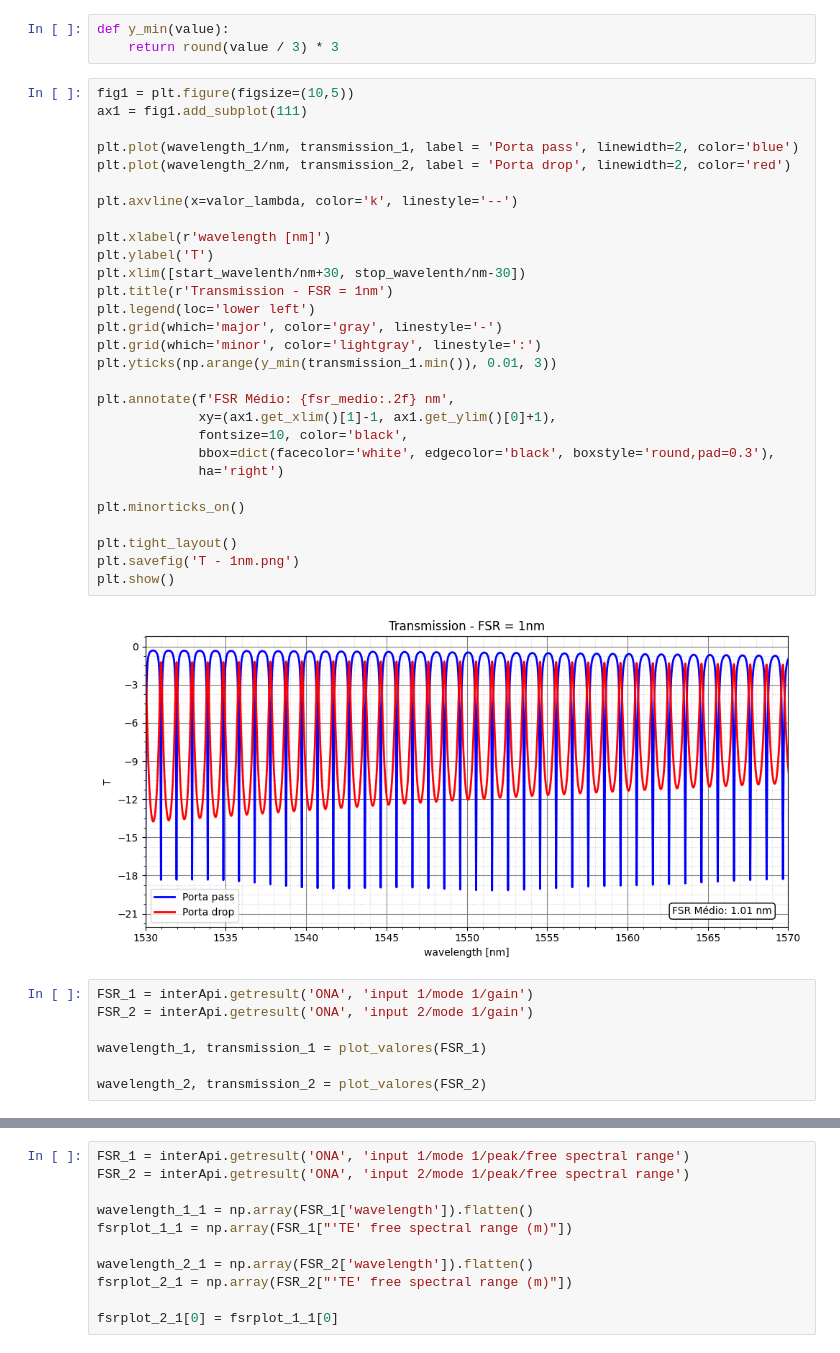
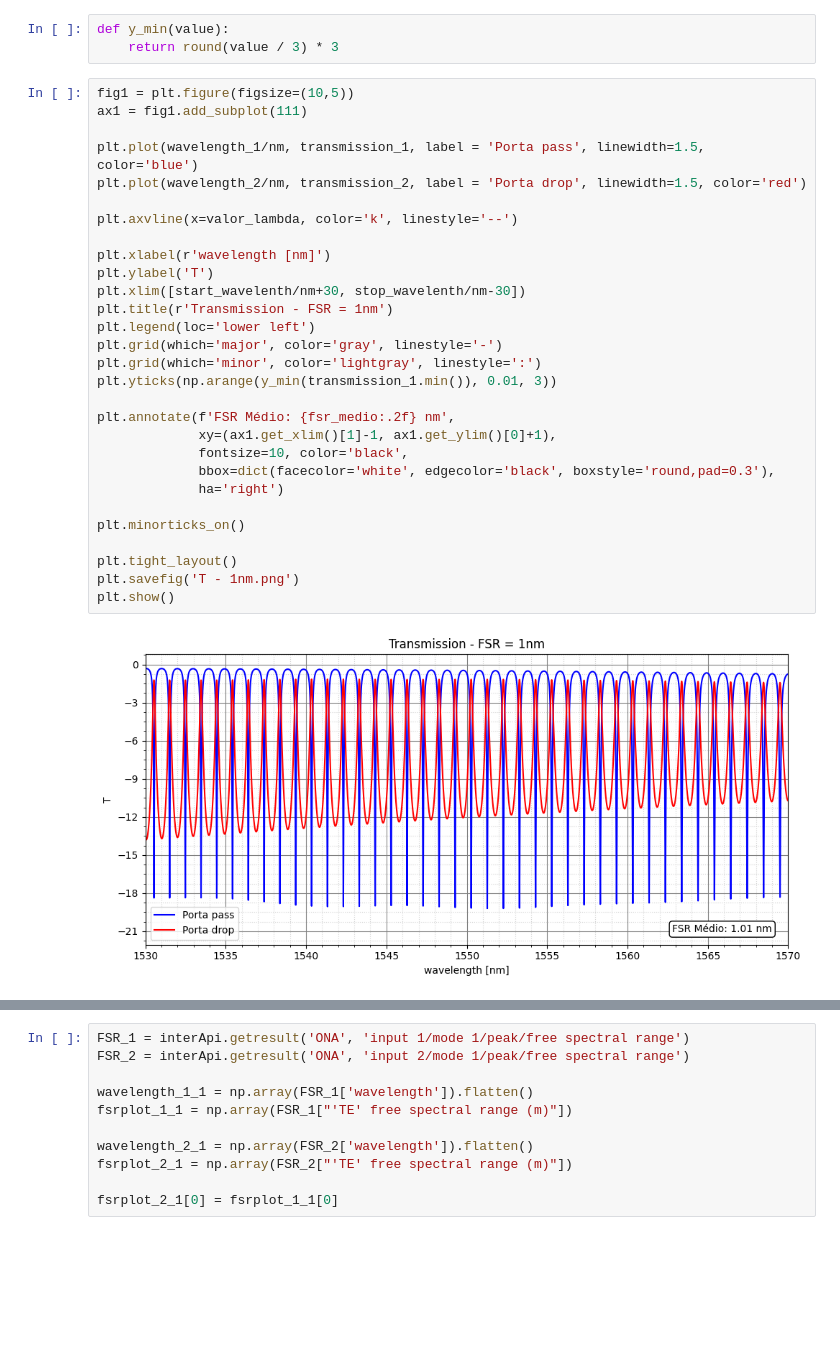
Before and after one commit to EdilbertoElias/Ring-Resonator, a Jupyter notebook: PDK/Ring_ressonator_PDK.ipynb, the cells around one changed output, grey strips where cells are left out. Saved outputs shown, nothing was run; the diff lists cells and outputs as text; blank space fills up the shorter version.

```diff
--- a/PDK/Ring_ressonator_PDK.ipynb
+++ b/PDK/Ring_ressonator_PDK.ipynb
@@ -227,41 +227,34 @@ def y_min(value):
 # %%
 fig1 = plt.figure(figsize=(10,5))
 ax1 = fig1.add_subplot(111)
 
-plt.plot(wavelength_1/nm, transmission_1, label = 'Porta pass', linewidth=2, color='blue')
-plt.plot(wavelength_2/nm, transmission_2, label = 'Porta drop', linewidth=2, color='red')
+plt.plot(wavelength_1/nm, transmission_1, label = 'Porta pass', linewidth=1.5, color='blue')
+plt.plot(wavelength_2/nm, transmission_2, label = 'Porta drop', linewidth=1.5, color='red')
 
 plt.axvline(x=valor_lambda, color='k', linestyle='--')
 
 plt.xlabel(r'wavelength [nm]')
 plt.ylabel('T')
 plt.xlim([start_wavelenth/nm+30, stop_wavelenth/nm-30])
 plt.title(r'Transmission - FSR = 1nm')
 plt.legend(loc='lower left')
 plt.grid(which='major', color='gray', linestyle='-')
 plt.grid(which='minor', color='lightgray', linestyle=':')
 plt.yticks(np.arange(y_min(transmission_1.min()), 0.01, 3))
 
 plt.annotate(f'FSR Médio: {fsr_medio:.2f} nm',
              xy=(ax1.get_xlim()[1]-1, ax1.get_ylim()[0]+1),
              fontsize=10, color='black',
              bbox=dict(facecolor='white', edgecolor='black', boxstyle='round,pad=0.3'),
              ha='right')
 
 plt.minorticks_on()
 
 plt.tight_layout()
 plt.savefig('T - 1nm.png')
 plt.show()
 # %% [output]
-[figure, old version]
+[figure, new version]
-# %%
-FSR_1 = interApi.getresult('ONA', 'input 1/mode 1/gain')
-FSR_2 = interApi.getresult('ONA', 'input 2/mode 1/gain')
-
-wavelength_1, transmission_1 = plot_valores(FSR_1)
-
-wavelength_2, transmission_2 = plot_valores(FSR_2)
 # %%
 fig1 = plt.figure(figsize=(10,5))
 ax1 = fig1.add_subplot(111)
```
Also changed, not shown: parts of 14 cells of this notebook, 1 other file.
